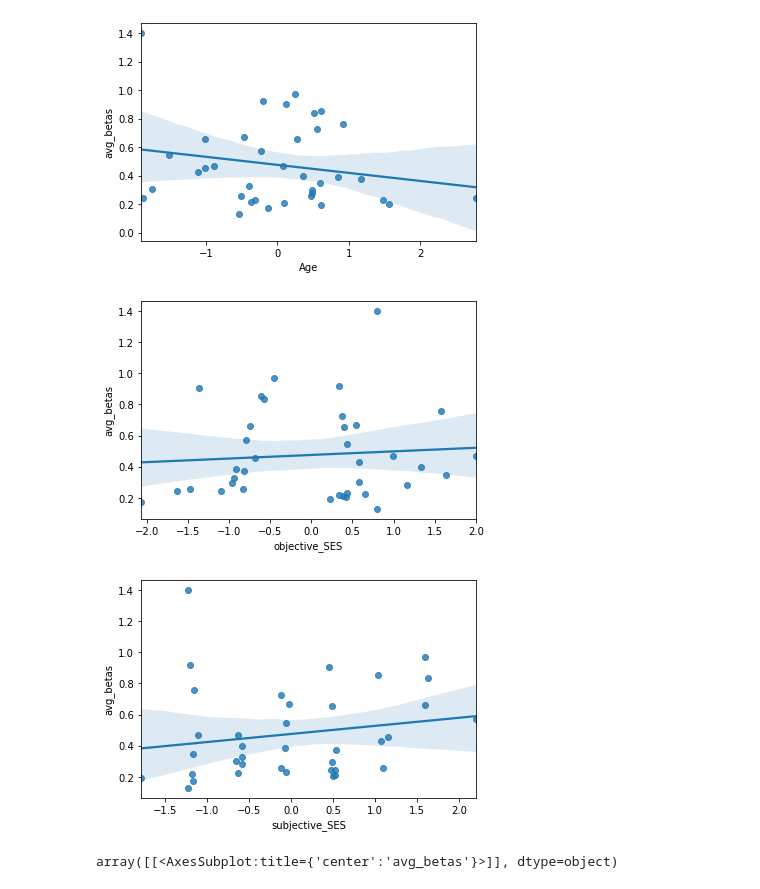
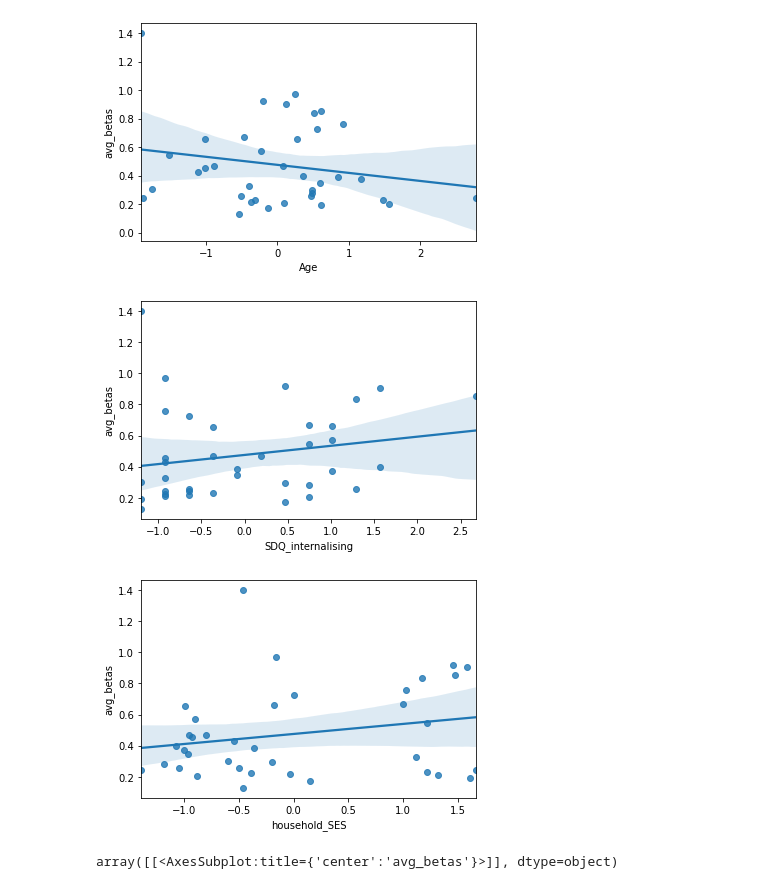
Before and after one commit to stephuh2/RED-scripts, a Jupyter notebook: RED_betamask.ipynb, the cells around one changed output. Saved outputs shown, nothing was run; the diff lists cells and outputs as text; code cells hidden in the pictures.

Commit message:
Add portion to read in other CSVs and work with beta plots

```diff
--- a/RED_betamask.ipynb
+++ b/RED_betamask.ipynb
@@ -146,4 +146,4 @@ names = {'sub_id_x': 'sub_id',
 with_data.rename(columns=names, inplace=True)
 # %%
 # drop columns
-with_data.drop(columns = ['Unnamed: 0', 'sub_id_y', 'cbu_id_y', 'mri_tag_y'])
+with_data = with_data.drop(columns = ['Unnamed: 0', 'sub_id_y', 'cbu_id_y', 'mri_tag_y'])
@@ -181,16 +184,16 @@ plt.show()
 [figure]
 # %%
 plt.close('all')
-sns.regplot(y='avg_betas', x='objective_SES', data=with_data)
+sns.regplot(y='avg_betas', x='SDQ_internalising', data=with_data)
 plt.show()
 # %% [output]
-[figure, old version]
+[figure, new version]
 # %%
 plt.close('all')
-sns.regplot(y='avg_betas', x='subjective_SES', data=with_data)
+sns.regplot(y='avg_betas', x='household_SES', data=with_data)
 plt.show()
 # %% [output]
-[figure, old version]
+[figure, new version]
 # %%
 plt.close('all')
 sns.regplot(y='avg_betas', x='subjective_SES', data=with_data)
```
Also changed, not shown: parts of 10 cells of this notebook.
